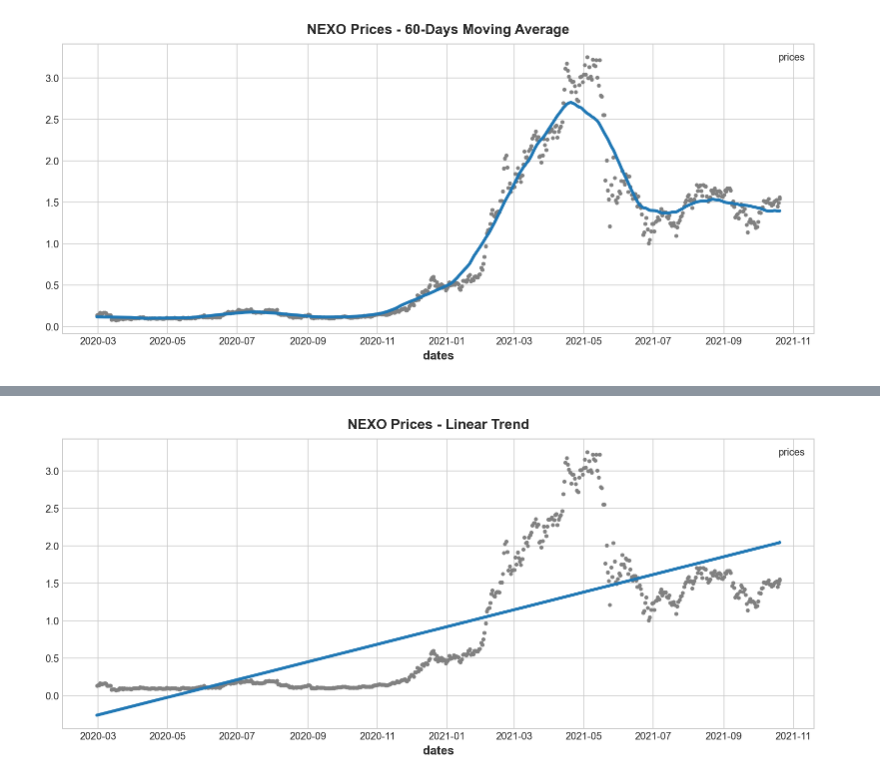
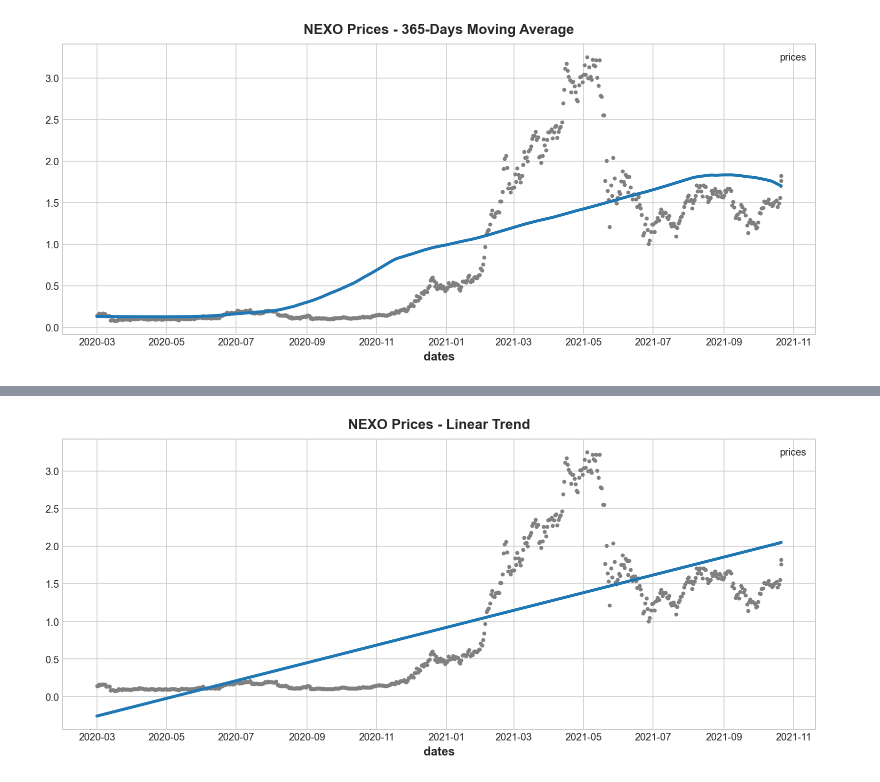
Before and after one commit to sekR4/cryptoracle, a Jupyter notebook: src/Trend.ipynb, the cells around one changed output, grey strips where cells are left out. Drawn from its saved outputs; the diff is of its cells as text; code cells hidden in the pictures.

```diff
--- a/src/Trend.ipynb
+++ b/src/Trend.ipynb
@@ -38,19 +38,19 @@ df.head()
 # %%
-window = 60
+window = 365
 min_periods = window // 2
 
 moving_average = df.rolling(
     window=window,       # x-days window
     center=True,      # puts the average at the center of the window
     min_periods=min_periods,  # choose about half the window size
 ).mean()              # compute the mean (could also do median, std, min, max, ...)
 
 ax = df.plot(style=".", color="0.5")
 moving_average.plot(
     ax=ax, linewidth=3, title=f"NEXO Prices - {window}-Days Moving Average", legend=False,
 );
 # %% [output]
-[figure, old version]
+[figure, new version]
 # %%
 # https://www.kaggle.com/learn/time-series
 from statsmodels.tsa.deterministic import DeterministicProcess
```
Also changed, not shown: parts of 5 cells of this notebook, 6 other files.
